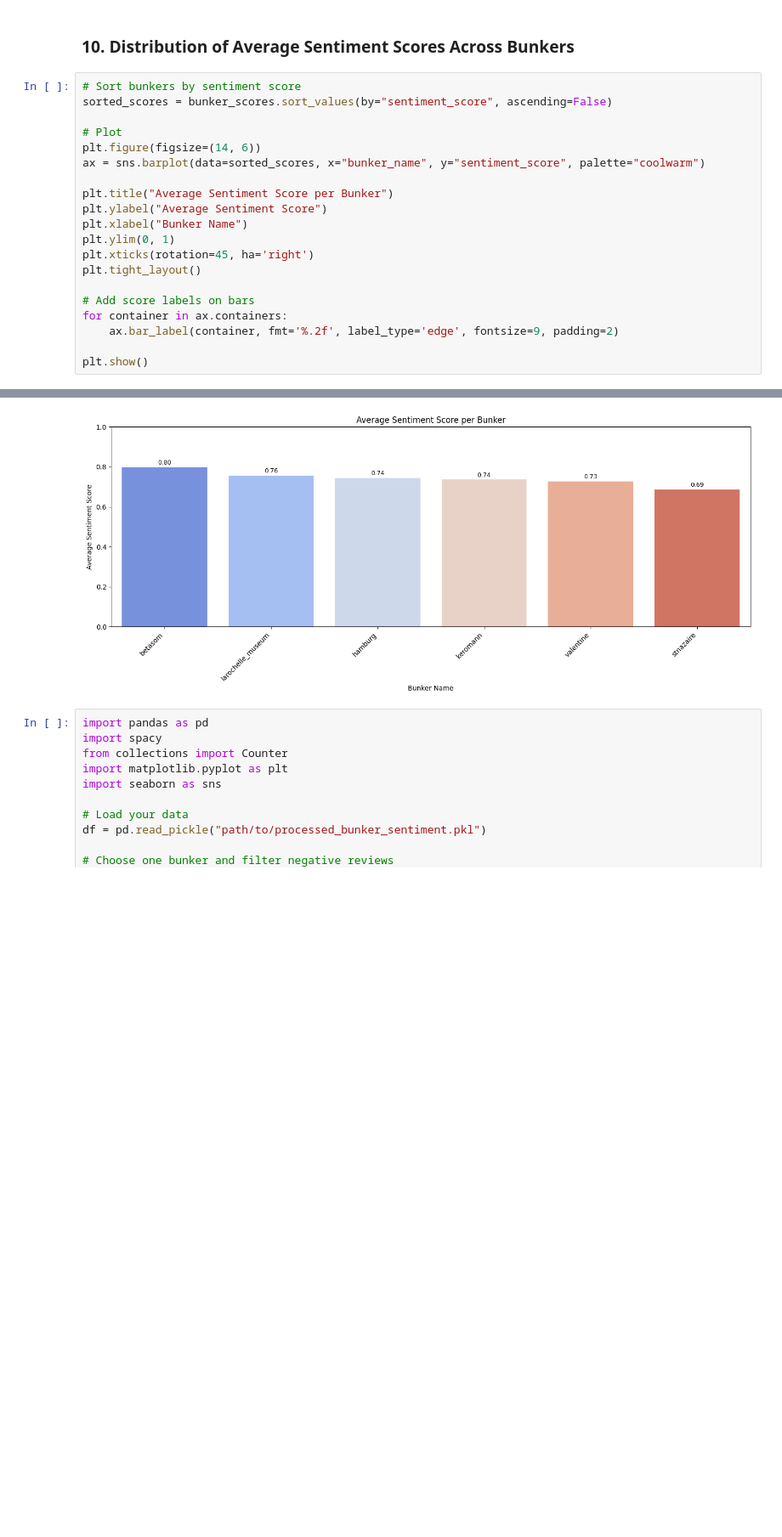
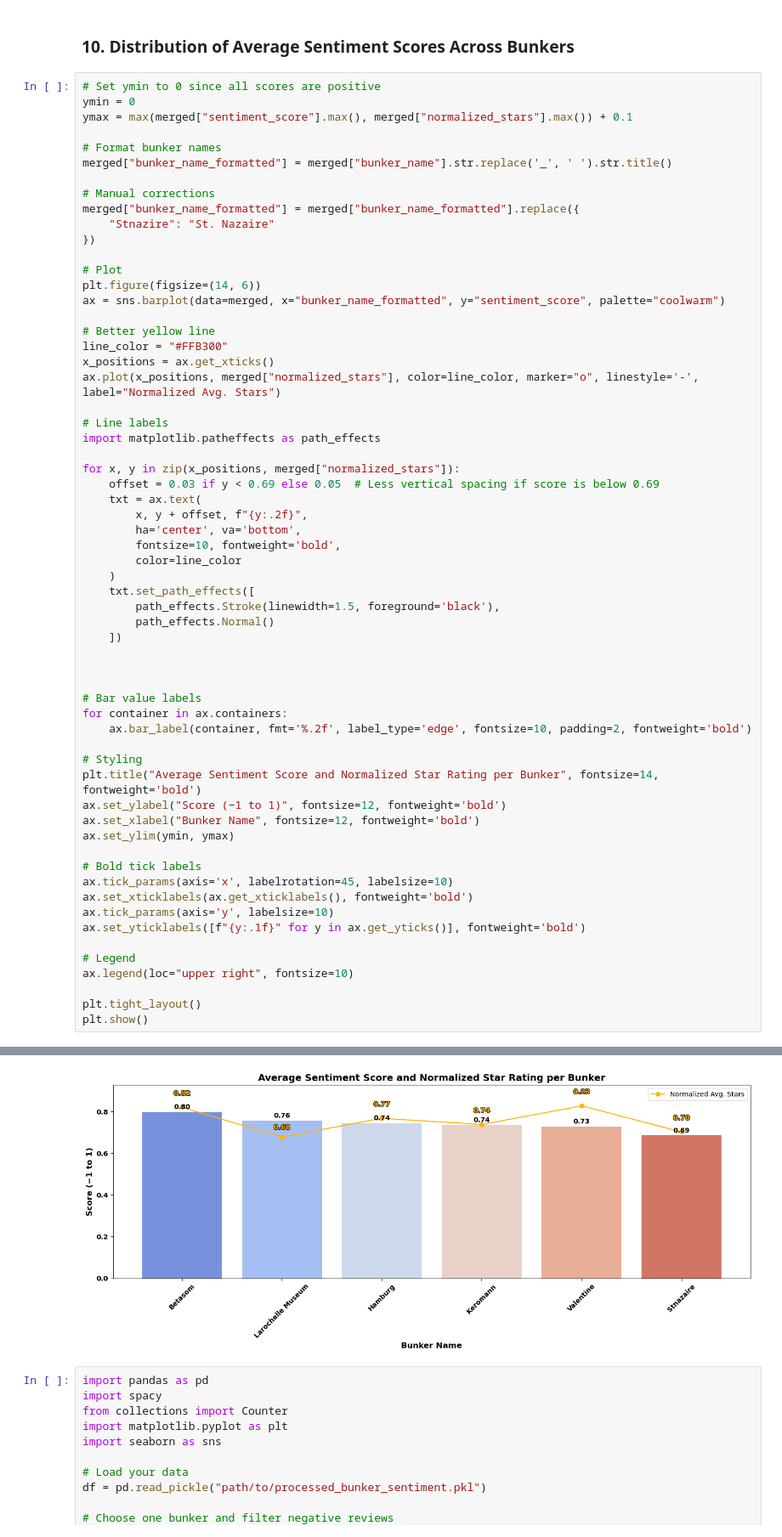
Before and after one commit to askkvar/master-thesis, a Jupyter notebook: notebooks/sentimen_analysis/predict_avg_bunker_score.ipynb, the cells around one changed output, grey strips where cells are left out. Shown at 85% size. Saved outputs shown, nothing was run; the diff lists cells and outputs as text; blank space fills up the shorter version.

Commit message:
Made plot for avg star rating as well, added year to the processed ww2 dataset

```diff
--- a/notebooks/sentimen_analysis/predict_avg_bunker_score.ipynb
+++ b/notebooks/sentimen_analysis/predict_avg_bunker_score.ipynb
@@ -104,24 +102,65 @@ Saved bunker sentiment ranking to: ../../data/processed/bunker_sentiment_ranking
 # %% [markdown]
 ### 10. Distribution of Average Sentiment Scores Across Bunkers
 # %%
-# Sort bunkers by sentiment score
-sorted_scores = bunker_scores.sort_values(by="sentiment_score", ascending=False)
+# Set ymin to 0 since all scores are positive
+ymin = 0
+ymax = max(merged["sentiment_score"].max(), merged["normalized_stars"].max()) + 0.1
+
+# Format bunker names
+merged["bunker_name_formatted"] = merged["bunker_name"].str.replace('_', ' ').str.title()
+
+# Manual corrections
+merged["bunker_name_formatted"] = merged["bunker_name_formatted"].replace({
+    "Stnazire": "St. Nazaire"
+})
 
 # Plot
 plt.figure(figsize=(14, 6))
-ax = sns.barplot(data=sorted_scores, x="bunker_name", y="sentiment_score", palette="coolwarm")
+ax = sns.barplot(data=merged, x="bunker_name_formatted", y="sentiment_score", palette="coolwarm")
 
-plt.title("Average Sentiment Score per Bunker")
-plt.ylabel("Average Sentiment Score")
-plt.xlabel("Bunker Name")
-plt.ylim(0, 1)
-plt.xticks(rotation=45, ha='right')
+# Better yellow line
+line_color = "#FFB300"
+x_positions = ax.get_xticks()
+ax.plot(x_positions, merged["normalized_stars"], color=line_color, marker="o", linestyle='-', label="Normalized Avg. Stars")
+
+# Line labels
+import matplotlib.patheffects as path_effects
+
+for x, y in zip(x_positions, merged["normalized_stars"]):
+    offset = 0.03 if y < 0.69 else 0.05  # Less vertical spacing if score is below 0.69
+    txt = ax.text(
+        x, y + offset, f"{y:.2f}",
+        ha='center', va='bottom',
+        fontsize=10, fontweight='bold',
+        color=line_color
+    )
+    txt.set_path_effects([
+        path_effects.Stroke(linewidth=1.5, foreground='black'),
+        path_effects.Normal()
+    ])
+
+
+
+# Bar value labels
+for container in ax.containers:
+    ax.bar_label(container, fmt='%.2f', label_type='edge', fontsize=10, padding=2, fontweight='bold')
+
+# Styling
+plt.title("Average Sentiment Score and Normalized Star Rating per Bunker", fontsize=14, fontweight='bold')
+ax.set_ylabel("Score (−1 to 1)", fontsize=12, fontweight='bold')
+ax.set_xlabel("Bunker Name", fontsize=12, fontweight='bold')
+ax.set_ylim(ymin, ymax)
+
+# Bold tick labels
+ax.tick_params(axis='x', labelrotation=45, labelsize=10)
+ax.set_xticklabels(ax.get_xticklabels(), fontweight='bold')
+ax.tick_params(axis='y', labelsize=10)
+ax.set_yticklabels([f"{y:.1f}" for y in ax.get_yticks()], fontweight='bold')
+
+# Legend
+ax.legend(loc="upper right", fontsize=10)
+
 plt.tight_layout()
-
-# Add score labels on bars
-for container in ax.containers:
-    ax.bar_label(container, fmt='%.2f', label_type='edge', fontsize=9, padding=2)
-
 plt.show()
 # %% [output]
 Passing `palette` without assigning `hue` is deprecated and will be removed in v0.14.0. Assign the `x` variable to `hue` and set `legend=False` for the same effect.
@@ -130,4 +169,4 @@ Passing `palette` without assigning `hue` is deprecated and will be removed in v
-[figure, old version]
+[figure, new version]
 # %%
 import pandas as pd
 import spacy
```
Also changed, not shown: parts of 2 cells of this notebook, 2 other files.
